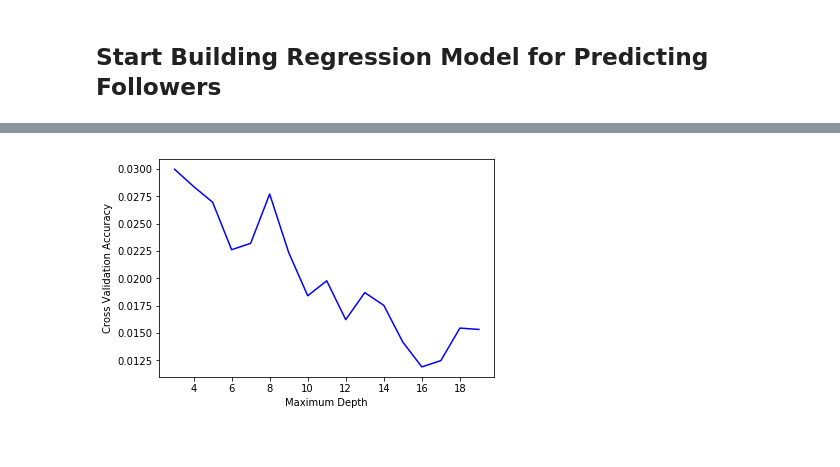
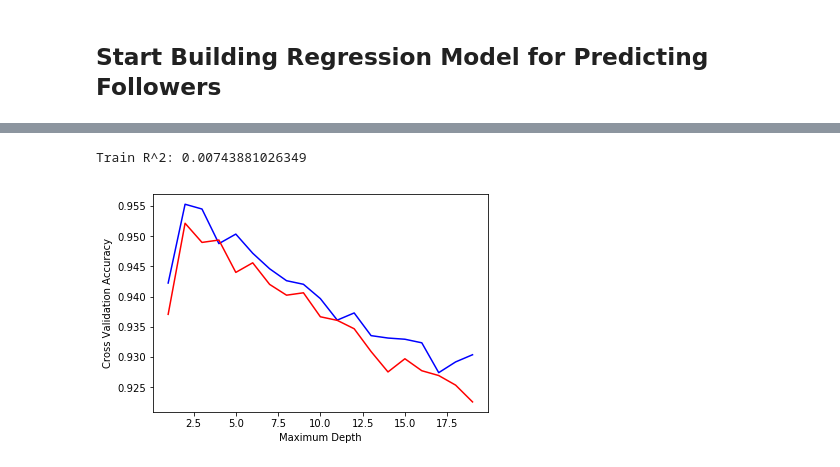
Before and after one commit to dhnightingale/spotify-cs109, a Jupyter notebook: Spotify Data Analysis.ipynb, the cells around one changed output, grey strips where cells are left out. Saved outputs shown, nothing was run; the diff lists cells and outputs as text; code cells hidden in the pictures.

```diff
--- a/Spotify Data Analysis.ipynb
+++ b/Spotify Data Analysis.ipynb
@@ -307,7 +337,7 @@ playlist_data['pl_genres_variety'] = playlist_variety
 # playlist_data = playlist_data.merge(playlist_genres, left_on=["pl_id"], right_on=["pl_id"], how='left')
 # %%
 # define the number of followers that determines a popular (top 5%) playlists
-level, total = 0.95, len(playlist_data['followers'])
+level, total = 0.8, len(playlist_data['followers'])
 index = int(level * total)
 success_threshold = int(sorted(playlist_data['followers'])[index])
 print('Top 5% of playlists have' +font.bold+ f' {success_threshold} ' +font.end+ 'followers or more')
@@ -421,7 +489,7 @@ print("Train Shape:", train.shape)
 print("Test Shape:", test.shape)
 
 # Standardize Continuous Predictors
-col_stand = np.concatenate((train.columns[2:-5], train.columns[-2:]))
+col_stand = np.concatenate((train.columns[2:30], train.columns[33:45]))
 test[col_stand] = (test[col_stand] - train[col_stand].mean()) / train[col_stand].std()
 train[col_stand] = (train[col_stand] - train[col_stand].mean()) / train[col_stand].std()
 
@@ -555,65 +654,35 @@ yhat_train = results.predict(X_train)
 # The R^2 values
 print('Train R^2:', r2_score(y_train, yhat_train))
 # print('Test R^2:', r2_score(y_test, yhat_test), "\n")
+# %% [output]
+Train R^2: 0.00743881026349
 # %%
 # create a model that, given a playlist, predicts the probability that the playlist will be "successful"
 
-# create datasets
-x_var = train.columns[2:]
-x_train = train[x_var].values
-y_train = train["pl_successful"].values
-x_test = test[x_var].values
-y_test = test["pl_successful"].values
-
-# # stupid random forest
-# rf = RandomForestClassifier(max_features= 1, n_estimators=50, oob_score=True)
-# rf.fit(X, y)
-
 # find which depth works best
 # originate empty list, minimum depth, and maximum depth
-depths = []
-min_dep, max_dep = 3, 20
+tr_scores = []
+te_scores = []
+min_dep, max_dep = 1, 20
+tree_depths = np.arange(min_dep, max_dep)
 
 # iterate through the range of minimum to maximum depths
-for i in np.arange(min_dep, max_dep, 2):
+for i in tree_depths:
 
-    # initialize decision tree model
-    dtree = DecisionTreeClassifier(max_depth=i)
+    # initialize decision tree model, fit to train data
+    dtree = DecisionTreeClassifier(max_depth=i).fit(x_train, y_train)
 
-    # perform 5-fold cross validation
+    # perform 5-fold cross validation, record average scores
     scores = cross_val_score(estimator=dtree, X=x_train, y=y_train, cv=5, n_jobs=-1)
-
-    # record the mean score
-    depths.append((i,scores.mean()))
+    tr_scores.append((i,scores.mean()))
+    scores = cross_val_score(estimator=dtree, X=x_test, y=y_test, cv=5, n_jobs=-1)
+    te_scores.append((i,scores.mean()))
 
 # plot the accuracy for each tested depth
-plt.plot(np.array(depths)[:,0], np.array(depths)[:,1], 'b-')
+plt.plot(np.array(tr_scores)[:,0], np.array(tr_scores)[:,1], 'b-')
+plt.plot(np.array(te_scores)[:,0], np.array(te_scores)[:,1], 'r-')
 plt.ylabel("Cross Validation Accuracy")
 plt.xlabel("Maximum Depth")
 plt.show()
-
-# train_scores = []
-# test_scores = []
-# # sizes = np.power(2, range(1, 10))
-# sizes = [10, 20, 30, 40, 50]
-
-# print('TREES\tTRAIN SCORE\tTEST SCORE')
-# for n_trees in sizes:
-#     rf = RandomForestClassifier(n_estimators=n_trees, max_features='sqrt')
-#     train_score = metrics.accuracy_score(y_train, rf.fit(x_train, y_train).predict(x_train))
-#     test_score = metrics.accuracy_score(y_test, rf.fit(x_train, y_train).predict(x_test))
-
-#     print(f'{n_trees}' '\t%.5f' % train_score, '\t%.5f' % test_score)
-
-#     train_scores.append(train_score)
-#     test_scores.append(test_score)
-
-# # plot the accuracy for each tested depth and probability
-# plt.plot(sizes, train_scores, label='Train')
-# plt.plot(sizes, test_scores, label='Test')
-
-# plt.ylabel("Accuracy")
-# plt.xlabel("Forest Size")
-# plt.legend()
 # %% [output]
-[figure, old version]
+[figure, new version]
```
Also changed, not shown: parts of 15 cells of this notebook.
